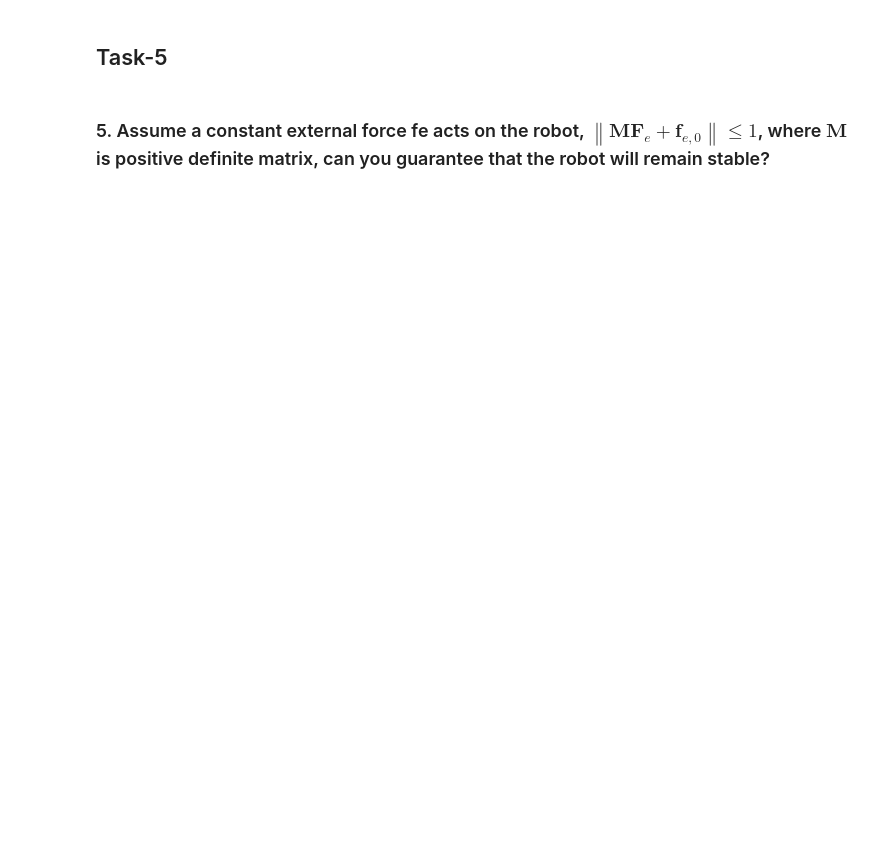
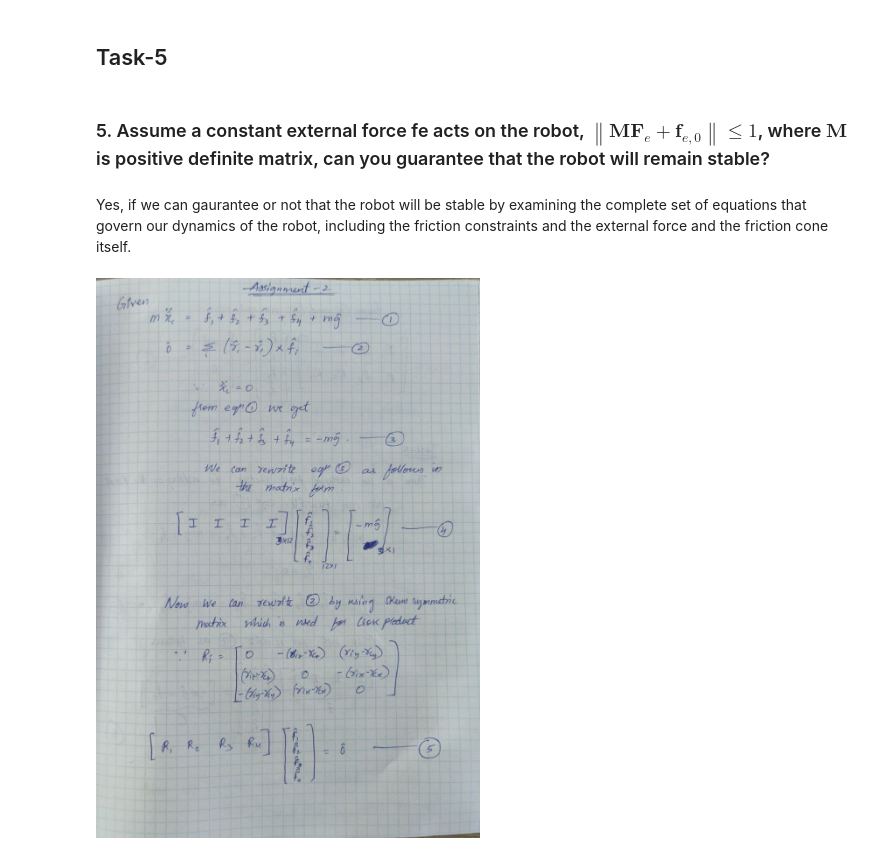
Before and after one commit to syedjameel/CI-2, a Jupyter notebook: Tasks-main.ipynb, the cells around one changed output. Cells and saved outputs as stored; diff of their text form; code cells hidden in the pictures; blank space fills up the shorter version.

```diff
--- a/Tasks-main.ipynb
+++ b/Tasks-main.ipynb
@@ -682,3 +689,10 @@ at friction coeff =  0.8
 ## Task-5
 # %% [markdown]
 ### 5. Assume a constant external force fe acts on the robot, $\left\|\mathbf{M}\mathbf{F}_{e} + \mathbf{f}_{e,0}\right\| \leq 1$, where $\mathbf{M}$ is positive definite matrix, can you guarantee that the robot will remain stable?
+# %% [markdown]
+Yes, if we can gaurantee or not that the robot will be stable by examining the complete set of equations that govern our dynamics of the robot, including the friction constraints and the external force and the friction cone itself.
+# %%
+from IPython.display import Image
+Image(filename=f'photos/photo_1.jpg')
+# %% [output]
+[figure, added]
```
Also changed, not shown: parts of 14 cells of this notebook.
